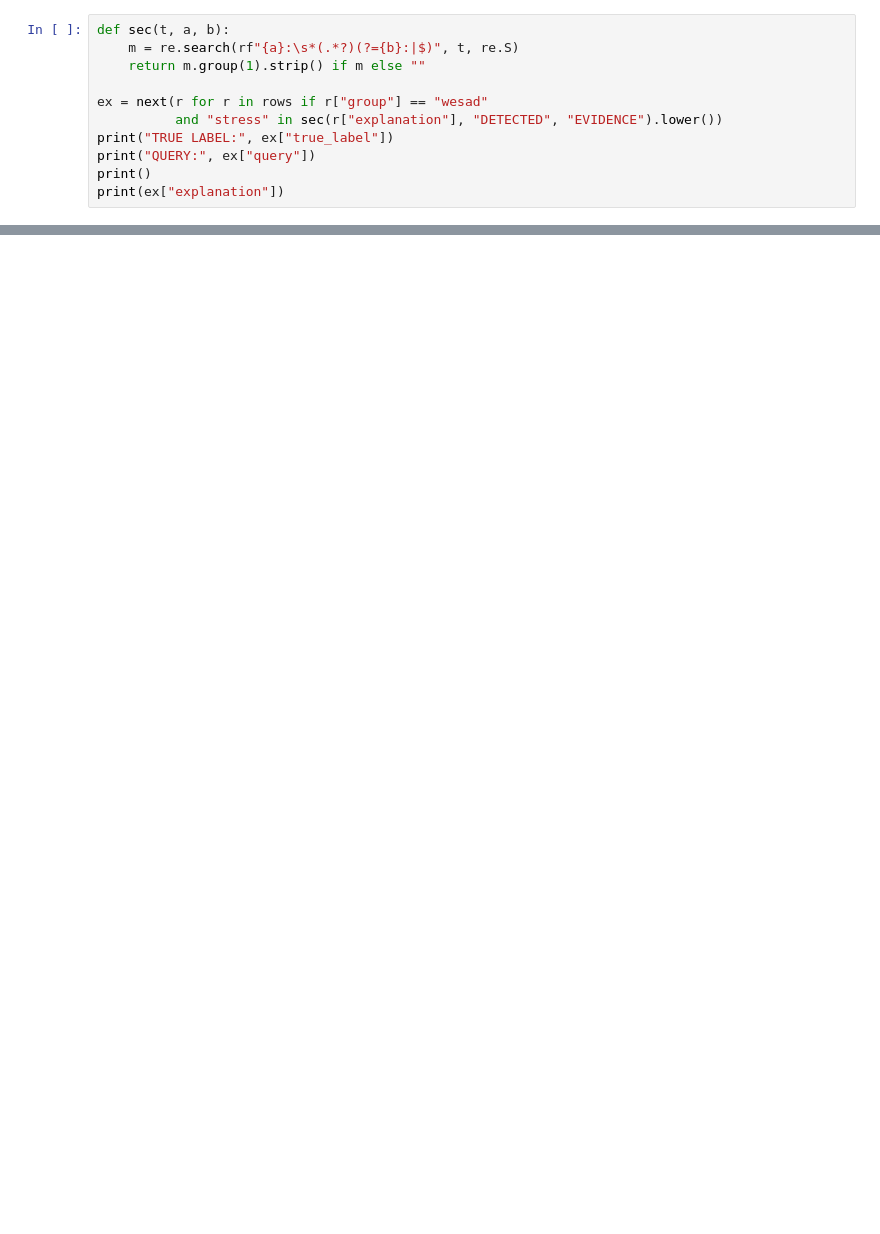
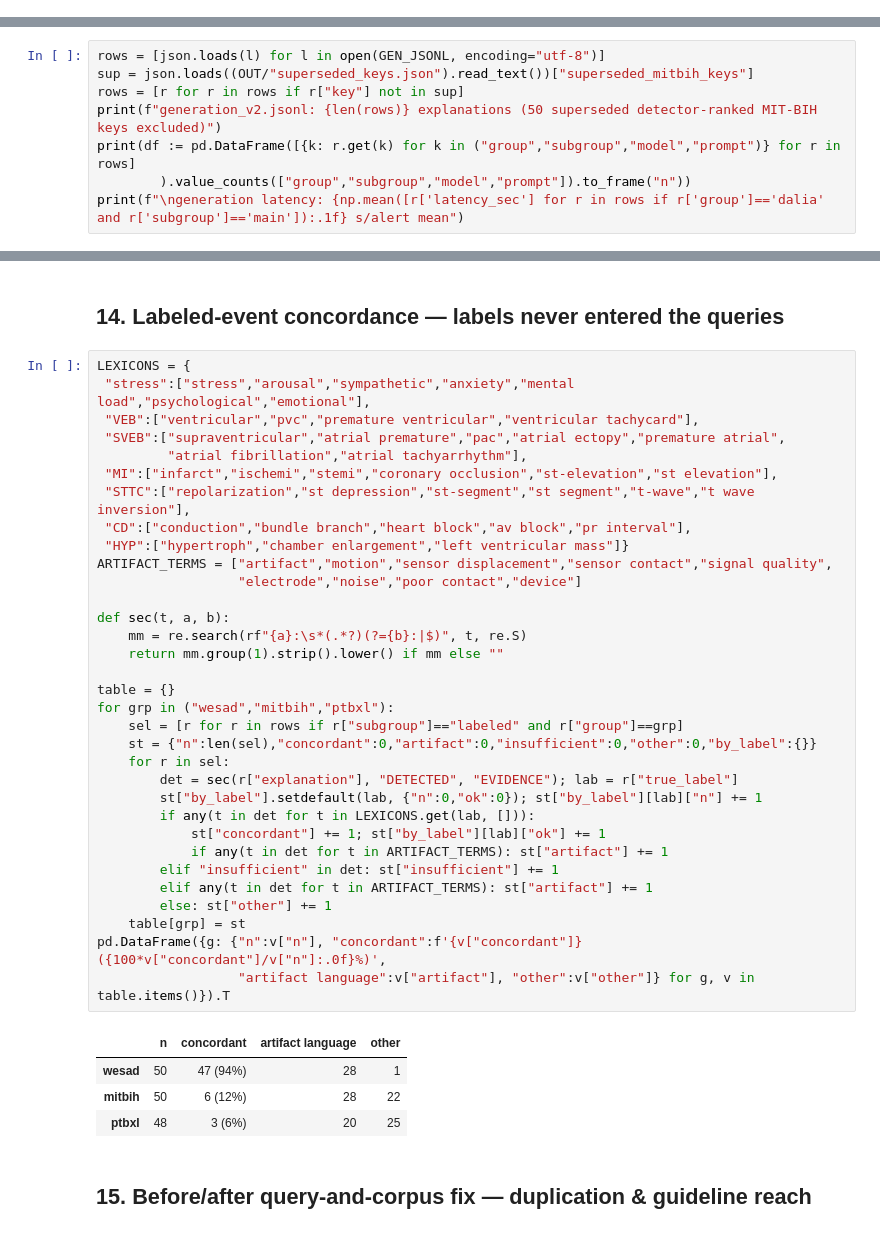
Before and after one commit to TanvirTurja/rag-generation-for-continous-anomaly-alerts, a Jupyter notebook: rag_v2.ipynb, the cells around one changed output, grey strips where cells are left out. Saved outputs shown, nothing was run; the diff lists cells and outputs as text; blank space fills up the shorter version.

```diff
--- a/rag_v2.ipynb
+++ b/rag_v2.ipynb
@@ -172,11 +0,0 @@ generation latency: mean 11.0 s/alert
-# %%
-def sec(t, a, b):
-    m = re.search(rf"{a}:\s*(.*?)(?={b}:|$)", t, re.S)
-    return m.group(1).strip() if m else ""
-
-ex = next(r for r in rows if r["group"] == "wesad"
-          and "stress" in sec(r["explanation"], "DETECTED", "EVIDENCE").lower())
-print("TRUE LABEL:", ex["true_label"])
-print("QUERY:", ex["query"])
-print()
-print(ex["explanation"])
@@ -202,0 +427,8 @@ adjudicates these findings with human raters.
+# %%
+rows = [json.loads(l) for l in open(GEN_JSONL, encoding="utf-8")]
+sup = json.loads((OUT/"superseded_keys.json").read_text())["superseded_mitbih_keys"]
+rows = [r for r in rows if r["key"] not in sup]
+print(f"generation_v2.jsonl: {len(rows)} explanations (50 superseded detector-ranked MIT-BIH keys excluded)")
+print(df := pd.DataFrame([{k: r.get(k) for k in ("group","subgroup","model","prompt")} for r in rows]
+        ).value_counts(["group","subgroup","model","prompt"]).to_frame("n"))
+print(f"\ngeneration latency: {np.mean([r['latency_sec'] for r in rows if r['group']=='dalia' and r['subgroup']=='main']):.1f} s/alert mean")
@@ -202,0 +577,42 @@ adjudicates these findings with human raters.
+# %% [markdown]
+## 14. Labeled-event concordance — labels never entered the queries
+# %%
+LEXICONS = {
+ "stress":["stress","arousal","sympathetic","anxiety","mental load","psychological","emotional"],
+ "VEB":["ventricular","pvc","premature ventricular","ventricular tachycard"],
+ "SVEB":["supraventricular","atrial premature","pac","atrial ectopy","premature atrial",
+         "atrial fibrillation","atrial tachyarrhythm"],
+ "MI":["infarct","ischemi","stemi","coronary occlusion","st-elevation","st elevation"],
+ "STTC":["repolarization","st depression","st-segment","st segment","t-wave","t wave inversion"],
+ "CD":["conduction","bundle branch","heart block","av block","pr interval"],
+ "HYP":["hypertroph","chamber enlargement","left ventricular mass"]}
+ARTIFACT_TERMS = ["artifact","motion","sensor displacement","sensor contact","signal quality",
+                  "electrode","noise","poor contact","device"]
+
+def sec(t, a, b):
+    mm = re.search(rf"{a}:\s*(.*?)(?={b}:|$)", t, re.S)
+    return mm.group(1).strip().lower() if mm else ""
+
+table = {}
+for grp in ("wesad","mitbih","ptbxl"):
+    sel = [r for r in rows if r["subgroup"]=="labeled" and r["group"]==grp]
+    st = {"n":len(sel),"concordant":0,"artifact":0,"insufficient":0,"other":0,"by_label":{}}
+    for r in sel:
+        det = sec(r["explanation"], "DETECTED", "EVIDENCE"); lab = r["true_label"]
+        st["by_label"].setdefault(lab, {"n":0,"ok":0}); st["by_label"][lab]["n"] += 1
+        if any(t in det for t in LEXICONS.get(lab, [])):
+            st["concordant"] += 1; st["by_label"][lab]["ok"] += 1
+            if any(t in det for t in ARTIFACT_TERMS): st["artifact"] += 1
+        elif "insufficient" in det: st["insufficient"] += 1
+        elif any(t in det for t in ARTIFACT_TERMS): st["artifact"] += 1
+        else: st["other"] += 1
+    table[grp] = st
+pd.DataFrame({g: {"n":v["n"], "concordant":f'{v["concordant"]} ({100*v["concordant"]/v["n"]:.0f}%)',
+                  "artifact language":v["artifact"], "other":v["other"]} for g, v in table.items()}).T
+# %% [output]
+|  | n | concordant | artifact language | other |
+| wesad | 50 | 47 (94%) | 28 | 1 |
+| mitbih | 50 | 6 (12%) | 28 | 22 |
+| ptbxl | 48 | 3 (6%) | 20 | 25 |
+# %% [markdown]
+## 15. Before/after query-and-corpus fix — duplication & guideline reach
```
Also changed, not shown: parts of 60 cells of this notebook, 2 other files.
